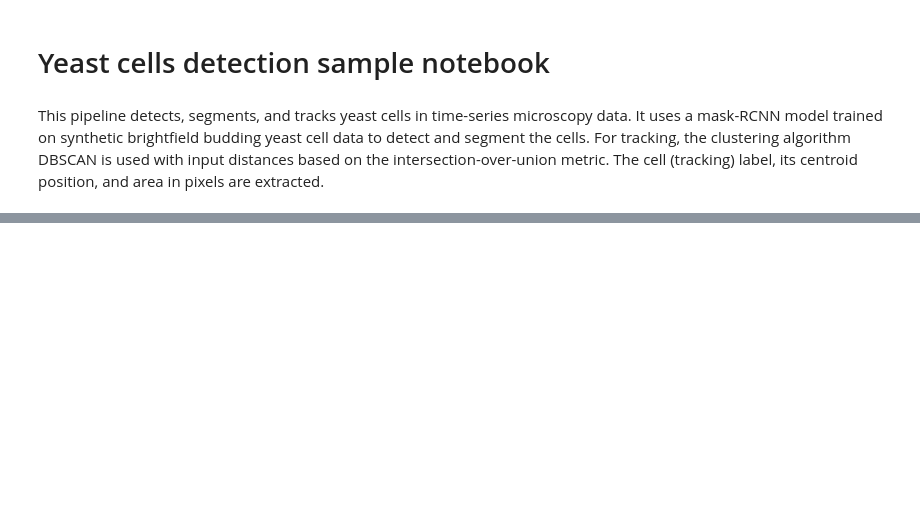
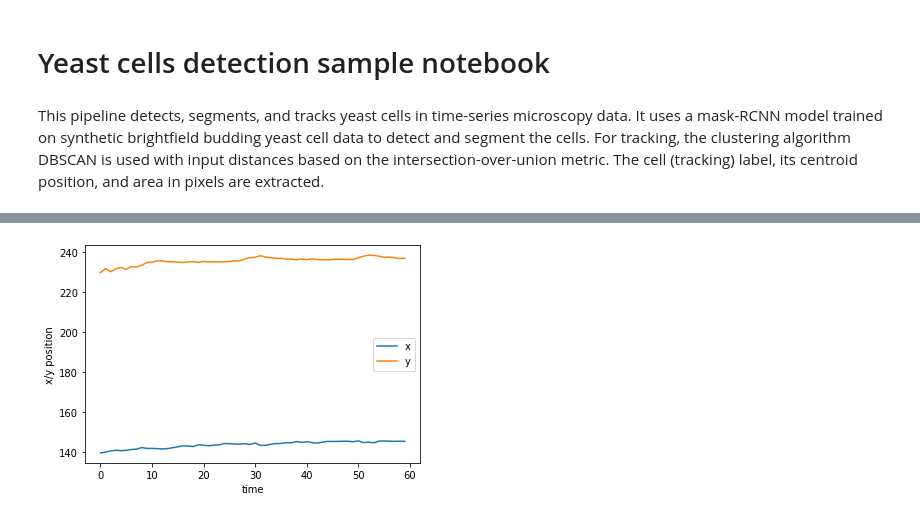
Before and after one commit to ymzayek/yeastcells-detection-maskrcnn, a Jupyter notebook: notebooks/example_pipeline.ipynb, the cells around one changed output, grey strips where cells are left out. Saved outputs shown, nothing was run; the diff lists cells and outputs as text; code cells hidden in the pictures; blank space fills up the shorter version.

```diff
--- a/notebooks/example_pipeline.ipynb
+++ b/notebooks/example_pipeline.ipynb
@@ -179,0 +83,12 @@ with tifffile.TiffWriter(f'{masks_out}.tif') as stack:
+# %%
+assert len(filenames) > 0, "No images were found"
+
+image = [imread(filename) for filename in filenames]
+
+assert len({im.shape for im in image}) == 1, (
+    f"Images have inconsistent shapes: "
+    f"{', '.join({'x'.join(map(str, im.shape)) for im in image})}")
+
+image = np.concatenate([frame[None, ..., None] * [[[1.,1.,1.]]] for frame in image])
+image = (255 * image / image.max()).astype(np.uint8)
+image.shape #(frames, length, width, channels)
@@ -179,0 +105,8 @@ with tifffile.TiffWriter(f'{masks_out}.tif') as stack:
+# %%
+predictor = model.load_model(f'{pipeline_path}', seg_thresh=0.955, device='cuda:0')
+# predictor = model.load_model(f'{pipeline_path}/model_final.pth', seg_thresh=0.955, device='cuda:0')
+# %%
+output = [
+  {'instances': predictor(frame)['instances'].to('cpu')}
+  for frame in tqdm(image)
+]
@@ -179,0 +121,19 @@ with tifffile.TiffWriter(f'{masks_out}.tif') as stack:
+# %%
+# for time-series:
+labels, coordinates = clustering.cluster_cells(
+    output, dmax=5, min_samples=3, eps=0.6, progress=False)
+
+# (dummy) for single image
+# labels, coordinates = get_instance_numbers(output)
+# %%
+# Plot the x and y position of the 9th cell.
+
+time, x, y = coordinates[labels==8].T
+plt.figure()
+plt.plot(time, x, label='x')
+plt.plot(time, y, label='y')
+plt.xlabel('time'); plt.ylabel('x/y position')
+plt.legend()
+None
+# %% [output]
+[figure, added]
```
Also changed, not shown: parts of 48 cells of this notebook.
